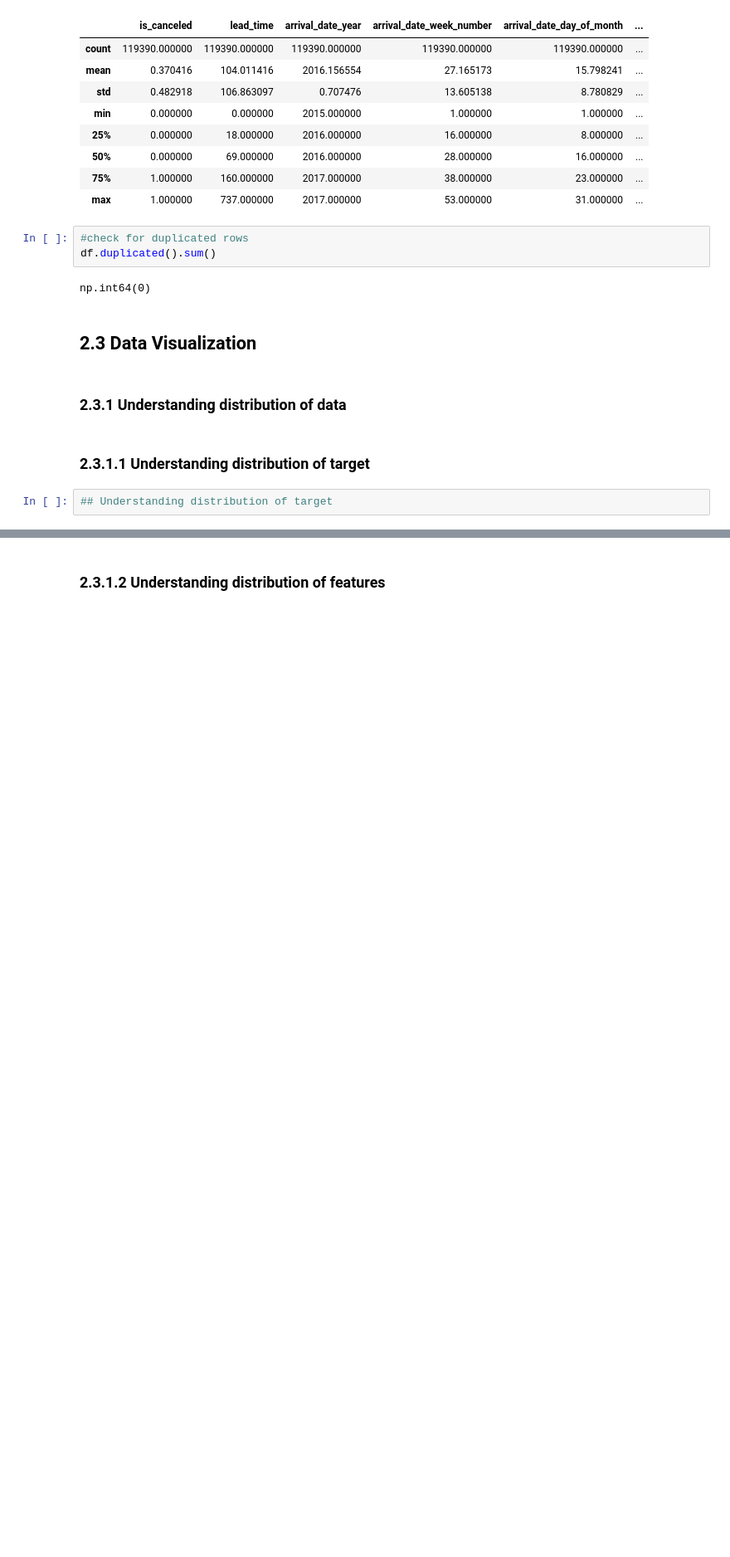
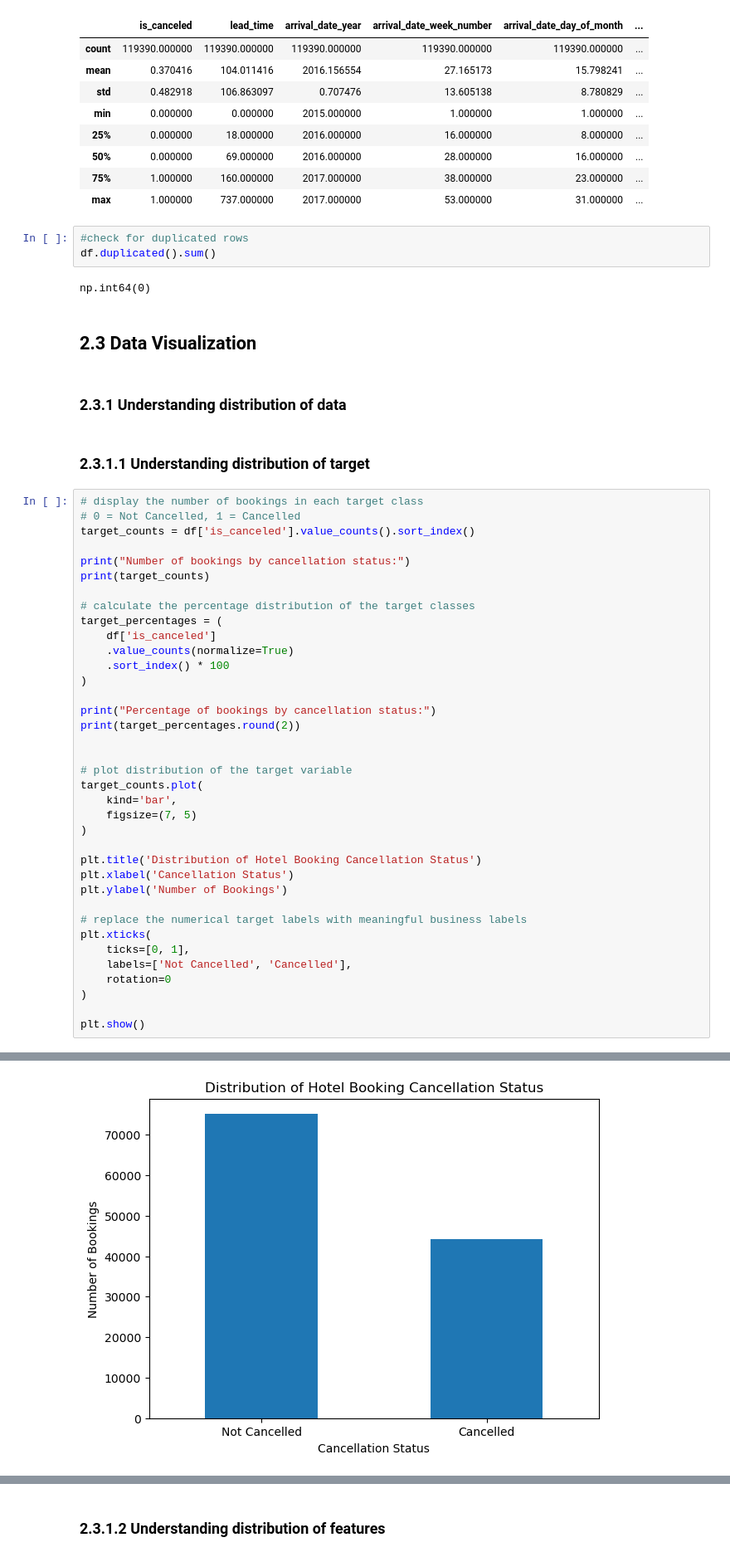
Before and after one commit to yixqinggg/mldp_hotel_booking_prediction, a Jupyter notebook: hotel_booking_cancellation_prediction.ipynb, the cells around one changed output, grey strips where cells are left out. Shown at 83% size. Cells and saved outputs as stored; diff of their text form; blank space fills up the shorter version.

Commit message:
Analyse target variable distribution

```diff
--- a/hotel_booking_cancellation_prediction.ipynb
+++ b/hotel_booking_cancellation_prediction.ipynb
@@ -151,4 +151,40 @@ np.int64(0)
 # %% [markdown]
 ### 2.3.1.1 Understanding distribution of target
 # %%
-## Understanding distribution of target
+# display the number of bookings in each target class
+# 0 = Not Cancelled, 1 = Cancelled
+target_counts = df['is_canceled'].value_counts().sort_index()
+
+print("Number of bookings by cancellation status:")
+print(target_counts)
+
+# calculate the percentage distribution of the target classes
+target_percentages = (
+    df['is_canceled']
+    .value_counts(normalize=True)
+    .sort_index() * 100
+)
+
+print("Percentage of bookings by cancellation status:")
+print(target_percentages.round(2))
+
+
+# plot distribution of the target variable
+target_counts.plot(
+    kind='bar',
+    figsize=(7, 5)
+)
+
+plt.title('Distribution of Hotel Booking Cancellation Status')
+plt.xlabel('Cancellation Status')
+plt.ylabel('Number of Bookings')
+
+# replace the numerical target labels with meaningful business labels
+plt.xticks(
+    ticks=[0, 1],
+    labels=['Not Cancelled', 'Cancelled'],
+    rotation=0
+)
+
+plt.show()
+# %% [output]
@@ -154,0 +201 @@ np.int64(0)
+[figure, added]
```
Also changed, not shown: parts of 3 cells of this notebook.
